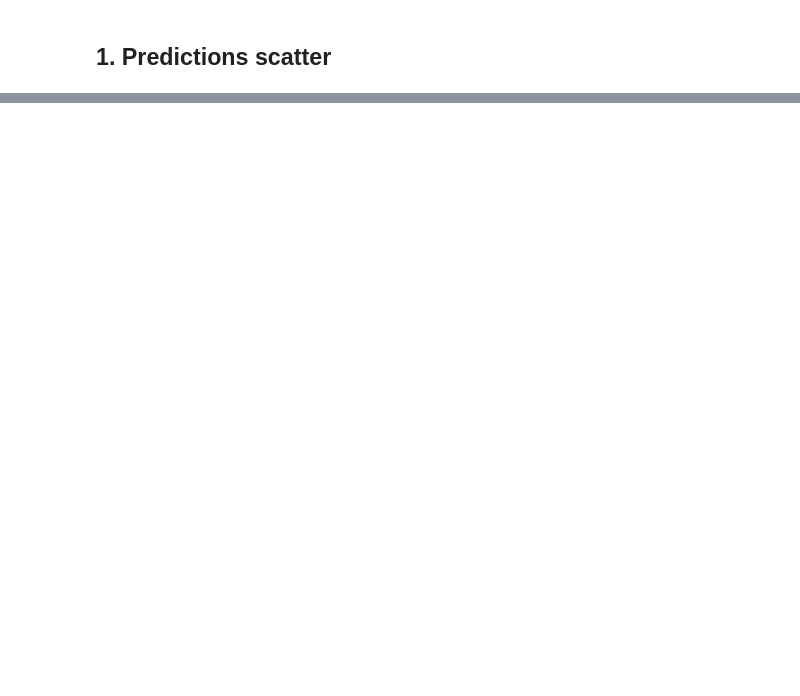
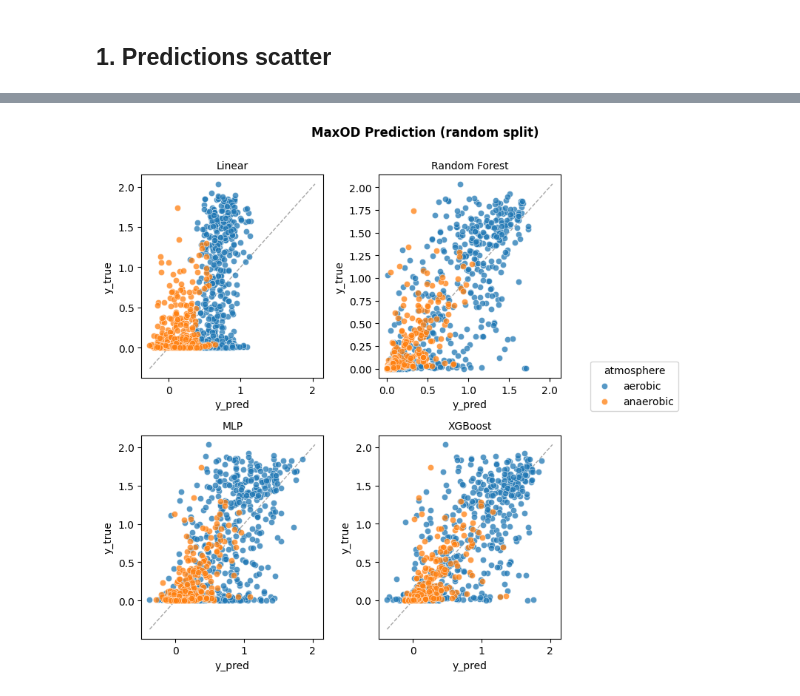
Before and after one commit to lyach/MAPLe, a Jupyter notebook: notebooks/04_modeling_results.ipynb, the cells around one changed output, grey strips where cells are left out. Cells and saved outputs as stored; diff of their text form; code cells hidden in the pictures; blank space fills up the shorter version.

```diff
--- a/notebooks/04_modeling_results.ipynb
+++ b/notebooks/04_modeling_results.ipynb
@@ -64,0 +154,9 @@ fig = plot_scatter_predictions([xgb_random, xgb_grouped, xgb_loso, xgb_lomo],
+# %%
+from src.modeling.plots import plot_scatter_predictions
+
+fig = plot_scatter_predictions([linear_random, rf_random, mlp_random, xgb_random],
+                               titles=["Linear", "Random Forest", "MLP", "XGBoost"],
+                               color_by="atmosphere",
+                               fig_title="MaxOD Prediction (random split)")
+# %% [output]
+[figure, added]
```
Also changed, not shown: parts of 17 cells of this notebook, 5 other files.
